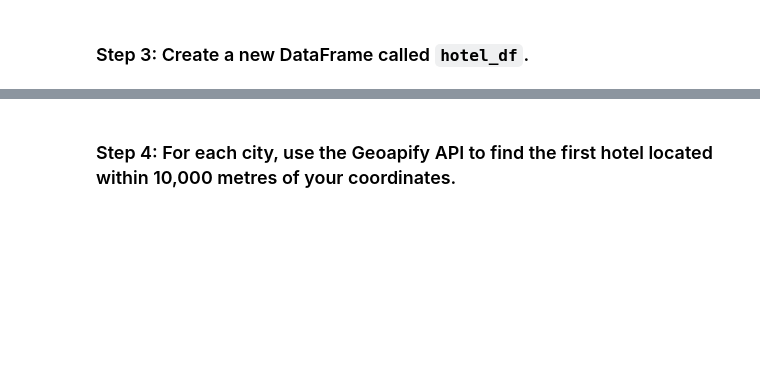
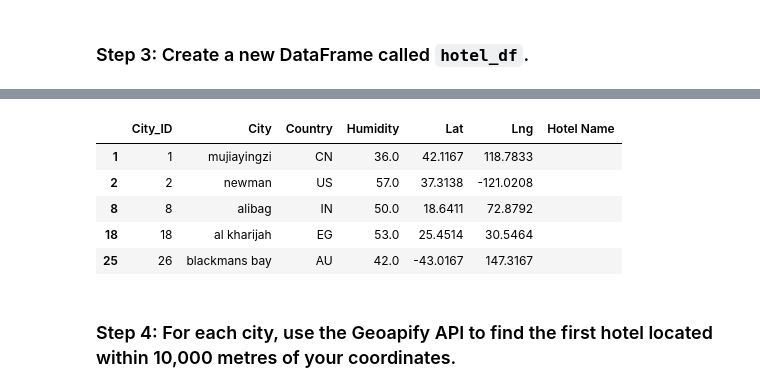
Before and after one commit to cmhillm75/python-api-challenge, a Jupyter notebook: VacationPy/VacationPy.ipynb, the cells around one changed output, grey strips where cells are left out. Cells and saved outputs as stored; diff of their text form; code cells hidden in the pictures; blank space fills up the shorter version.

```diff
--- a/VacationPy/VacationPy.ipynb
+++ b/VacationPy/VacationPy.ipynb
@@ -99,3 +124,17 @@ city_data_df.head()
+# %%
+# Drop & Reorder columns to align with example
+hotel_df = hotel_df.drop(columns=["Max Temp", "Cloudiness", "Wind Speed", "Date"])
+columns_order = ["City_ID", "City", "Country", "Humidity", "Lat", "Lng", "Hotel Name"]
+hotel_df= hotel_df[columns_order]
+
+hotel_df.head()
+# %% [output]
+|  | City_ID | City | Country | Humidity | Lat | Lng | Hotel Name |
+| 1 | 1 | mujiayingzi | CN | 36.0 | 42.1167 | 118.7833 |  |
+| 2 | 2 | newman | US | 57.0 | 37.3138 | -121.0208 |  |
+| 8 | 8 | alibag | IN | 50.0 | 18.6411 | 72.8792 |  |
+| 18 | 18 | al kharijah | EG | 53.0 | 25.4514 | 30.5464 |  |
+| 25 | 26 | blackmans bay | AU | 42.0 | -43.0167 | 147.3167 |  |
 # %% [markdown]
 ### Step 4: For each city, use the Geoapify API to find the first hotel located within 10,000 metres of your coordinates.
 # %%
```
Also changed, not shown: parts of 10 cells of this notebook, 2 other files.
